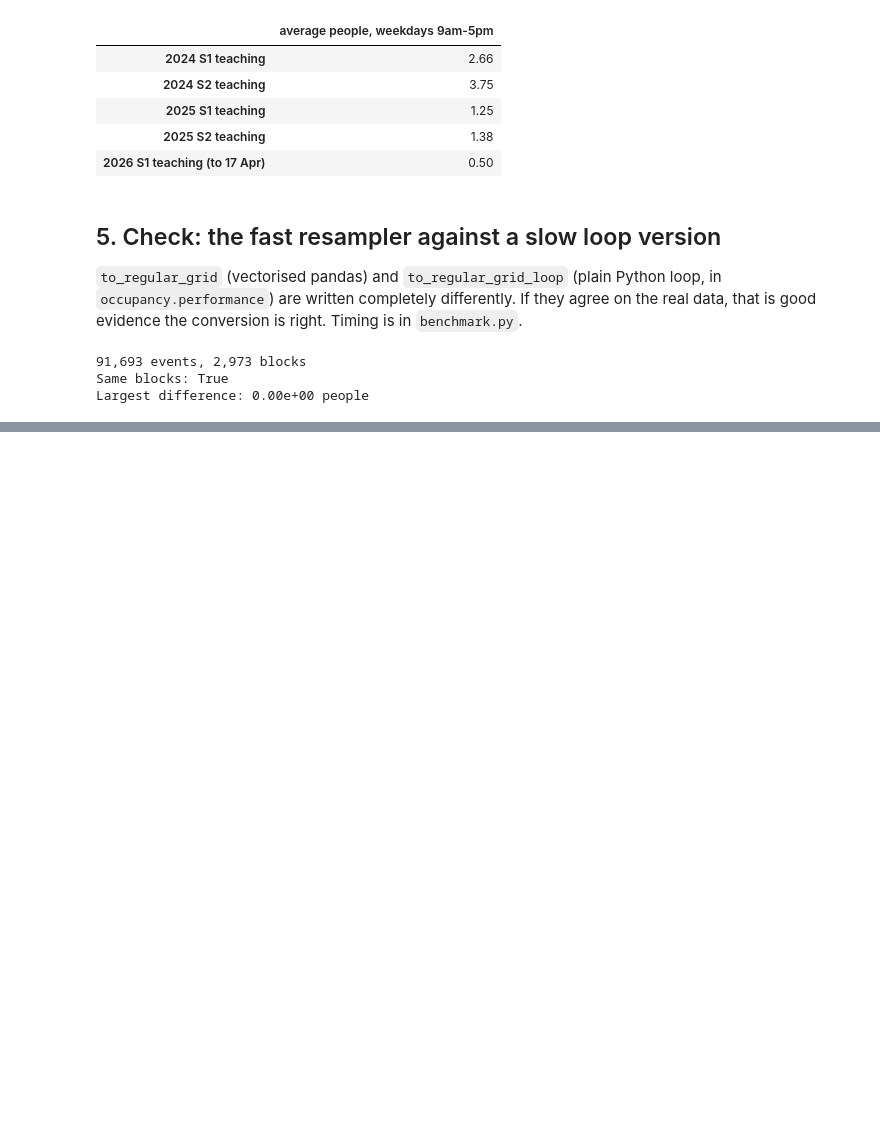
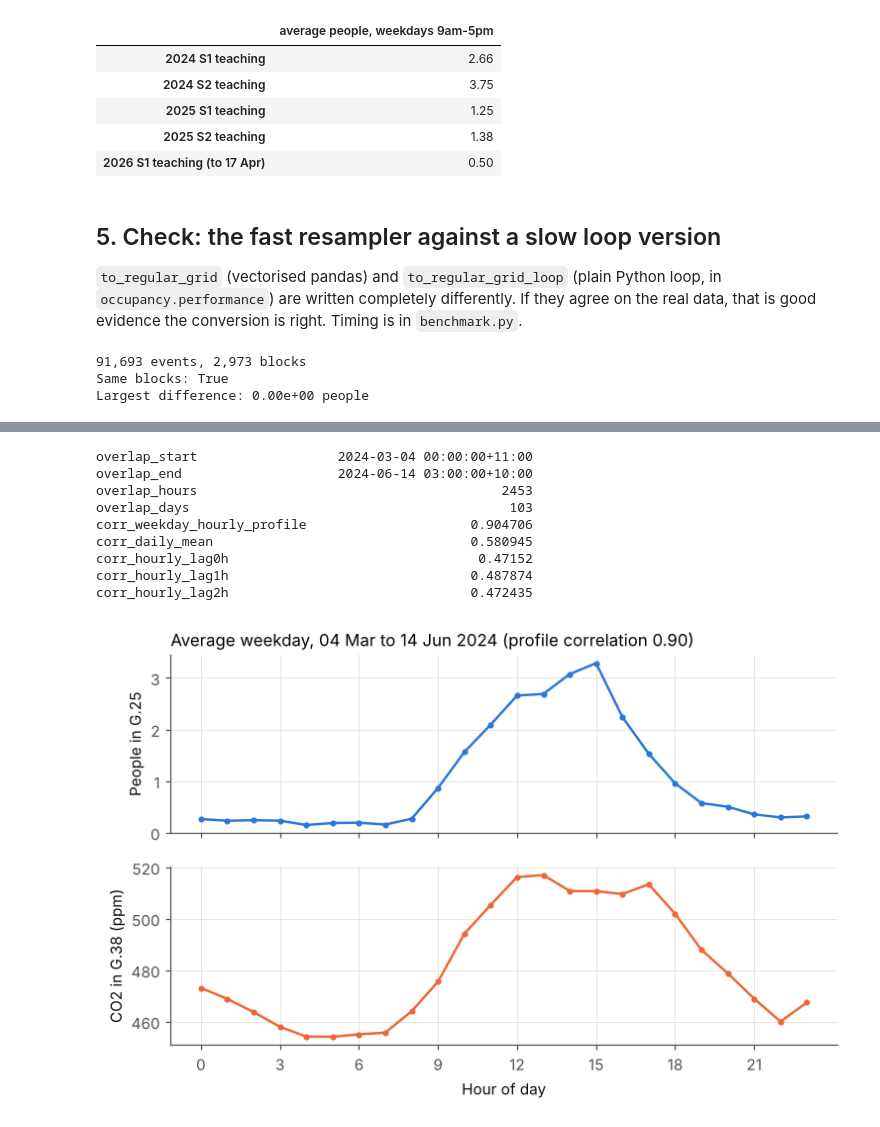
Before and after one commit to hlack82-1/Occupancy_Forecast_3001, a Jupyter notebook: notebooks/01_data_audit.ipynb, the cells around one changed output, grey strips where cells are left out. Drawn from its saved outputs; the diff is of its cells as text; code cells hidden in the pictures; blank space fills up the shorter version.

Commit message:
Add airflow conversion and CO2 cross-check

```diff
--- a/notebooks/01_data_audit.ipynb
+++ b/notebooks/01_data_audit.ipynb
@@ -173,0 +178,37 @@ Largest difference: 0.00e+00 people
+# %%
+from occupancy.data import CO2_SENSOR_G38, load_env_sensor
+from occupancy.evaluate import co2_crosscheck
+
+co2 = load_env_sensor("data/raw/5EnvSensor_MayToDec2024_180kRows.csv", CO2_SENSOR_G38)
+check = co2_crosscheck(series, co2)
+print(check.to_string())
+
+hourly = pd.concat({"headcount": series.resample("1h").mean(),
+                    "co2": co2.resample("1h").mean()}, axis=1, sort=True).dropna()
+weekday = hourly[hourly.index.dayofweek < 5]
+profile = weekday.groupby(weekday.index.hour).mean()
+
+# Two panels sharing the hour axis (different units, so no shared y-axis)
+fig, (top, bottom) = plt.subplots(2, 1, figsize=(7, 4.6), sharex=True)
+top.plot(profile.index, profile["headcount"], color=BLUE, marker="o", markersize=3)
+top.set_ylabel("People in G.25")
+top.set_title(f"Average weekday, {check['overlap_start']:%d %b} to {check['overlap_end']:%d %b %Y} "
+              f"(profile correlation {check['corr_weekday_hourly_profile']:.2f})", loc="left")
+bottom.plot(profile.index, profile["co2"], color=ORANGE, marker="o", markersize=3)
+bottom.set_ylabel("CO2 in G.38 (ppm)")
+bottom.set_xlabel("Hour of day")
+bottom.set_xticks(range(0, 24, 3))
+fig.tight_layout()
+fig.savefig(FIGURES / "fig4_co2_crosscheck.png")
+plt.show()
+# %% [output]
+overlap_start                  2024-03-04 00:00:00+11:00
+overlap_end                    2024-06-14 03:00:00+10:00
+overlap_hours                                       2453
+overlap_days                                         103
+corr_weekday_hourly_profile                     0.904706
+corr_daily_mean                                 0.580945
+corr_hourly_lag0h                                0.47152
+corr_hourly_lag1h                               0.487874
+corr_hourly_lag2h                               0.472435
+[figure, added]
```
Also changed, not shown: parts of 1 cell of this notebook, 9 other files.
